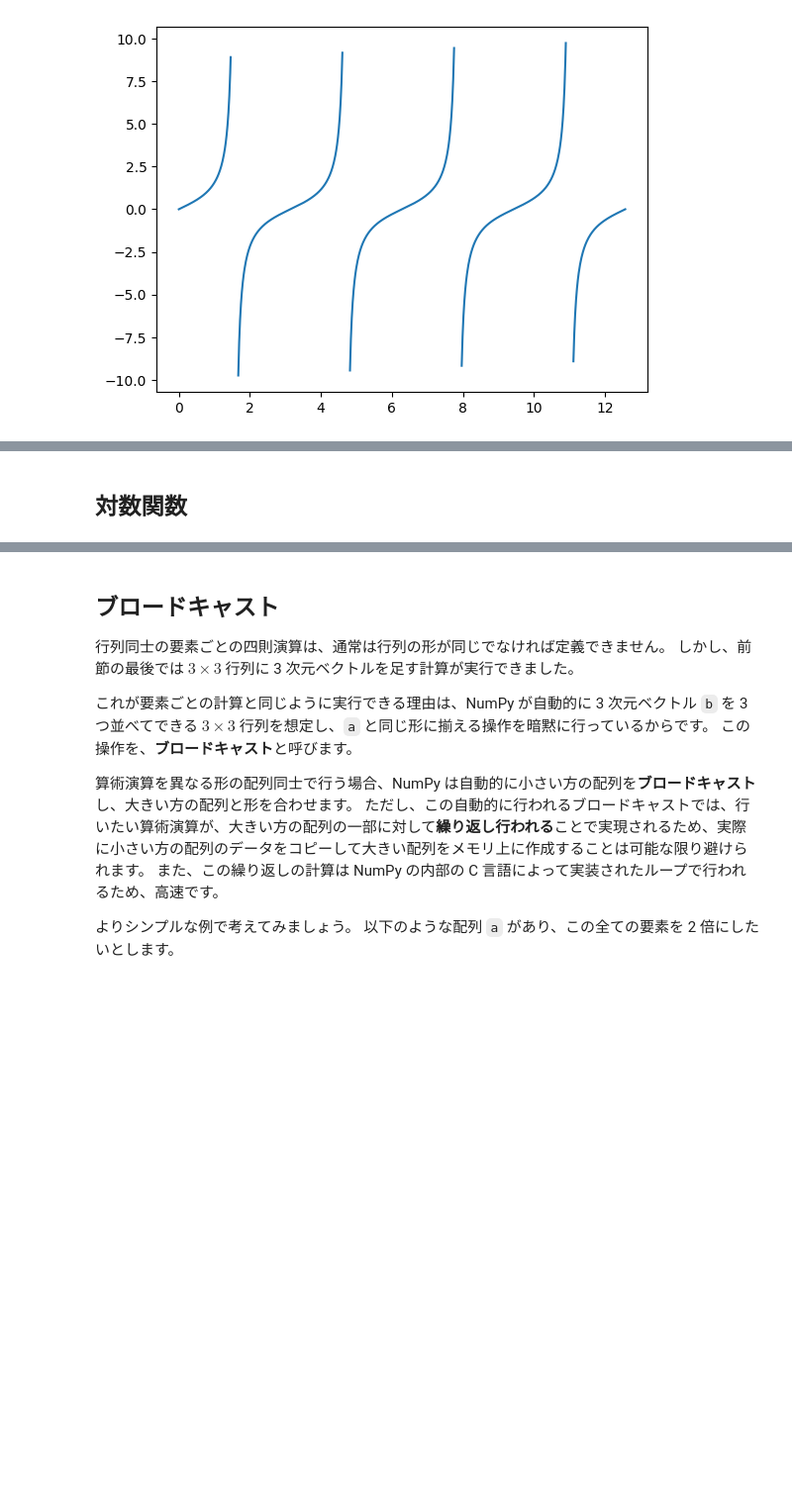
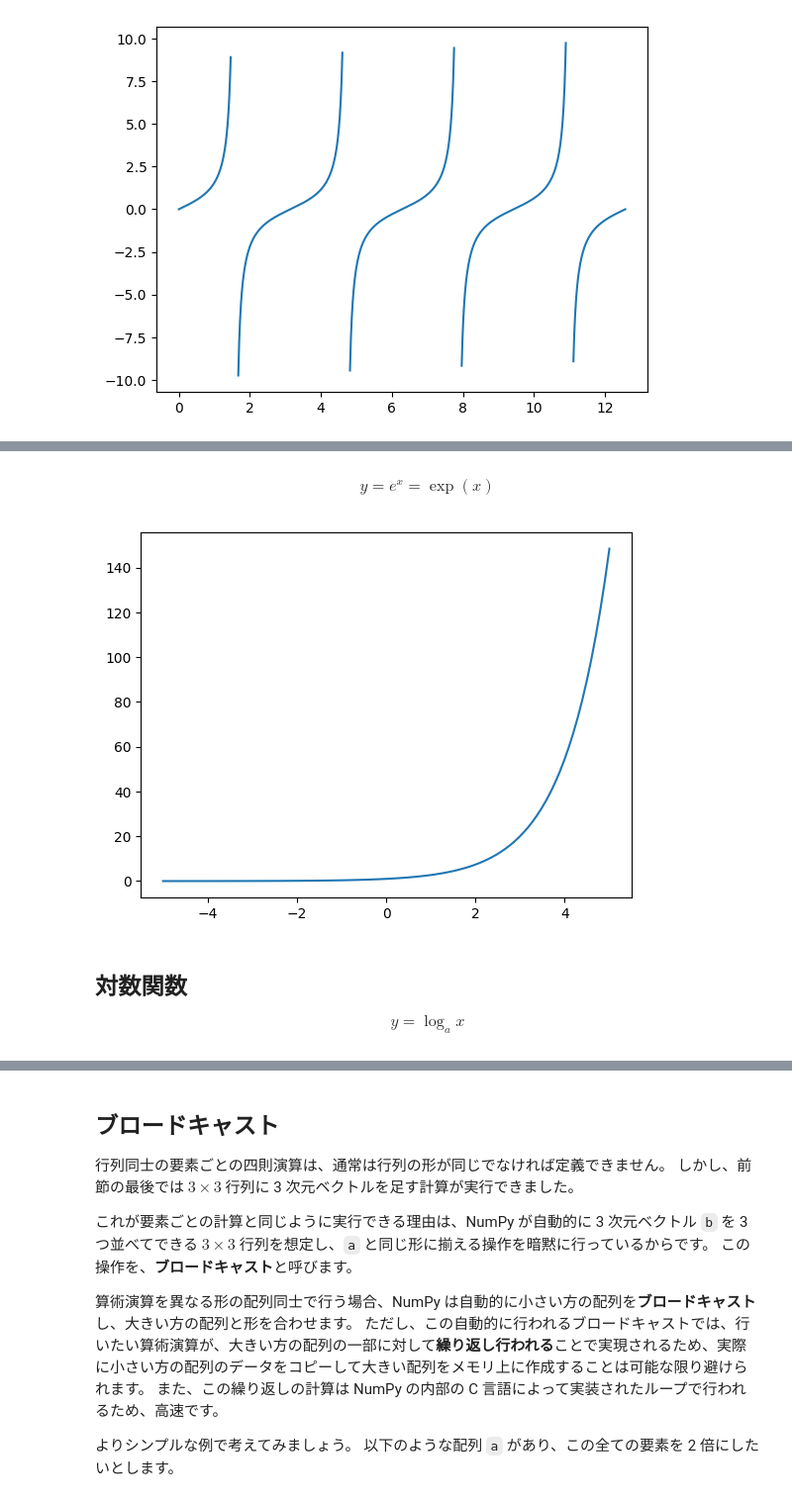
Before and after one commit to ykinolab-tokai/initial-training-2024, a Jupyter notebook: text/03_Reviewing_Elementary_Math_with_NumPy_and_Matplotlib.ipynb, the cells around one changed output, grey strips where cells are left out. Shown at 99% size. Cells and saved outputs as stored; diff of their text form; code cells hidden in the pictures; blank space fills up the shorter version.

```diff
--- a/text/03_Elementary_Math_and_NumPy.ipynb
+++ b/text/03_Reviewing_Elementary_Math_with_NumPy_and_Matplotlib.ipynb
@@ -596,2 +609,18 @@ plt.show()
+# %% [markdown]
+$$
+    y = e^x = \exp(x)
+$$
+# %%
+x = np.linspace(-5, 5, 100) # -5 から 5 までの範囲を 100 等分した1次元配列
+y = np.exp(x)
+
+plt.plot(x, y)
+plt.show()
+# %% [output]
+[figure, added]
 # %% [markdown]
 ## 対数関数
+
+$$
+    y = \log_a x
+$$
```
Also changed, not shown: parts of 4 cells of this notebook, 28 other files.
